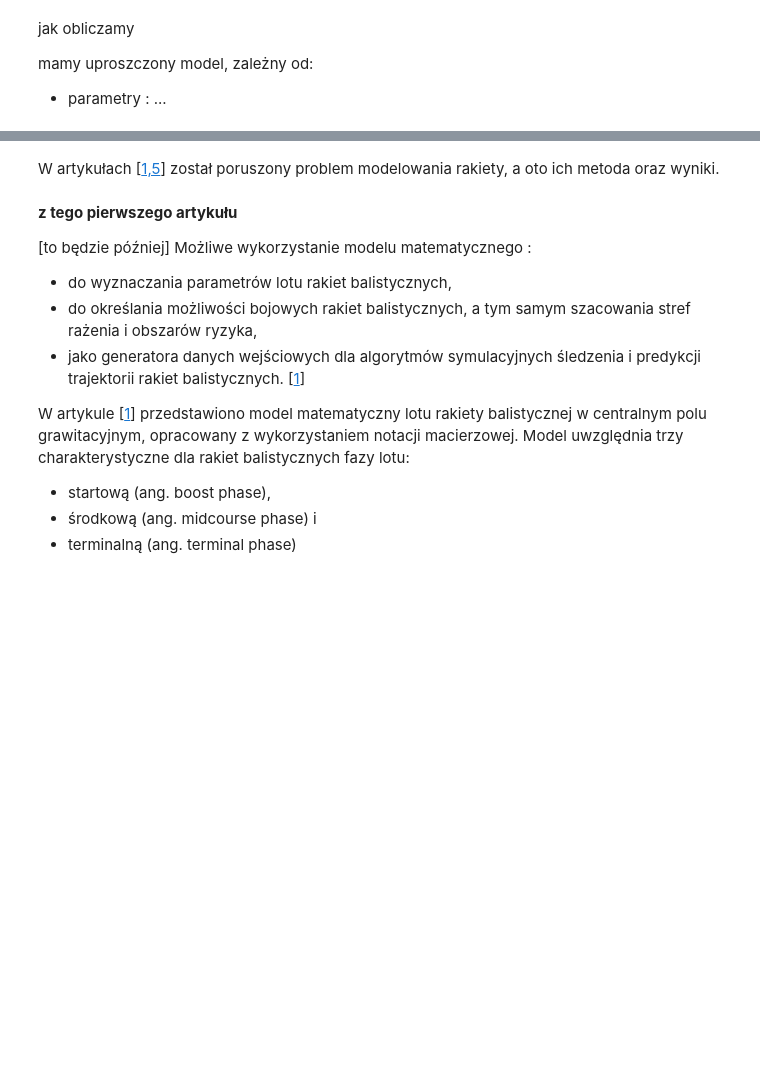
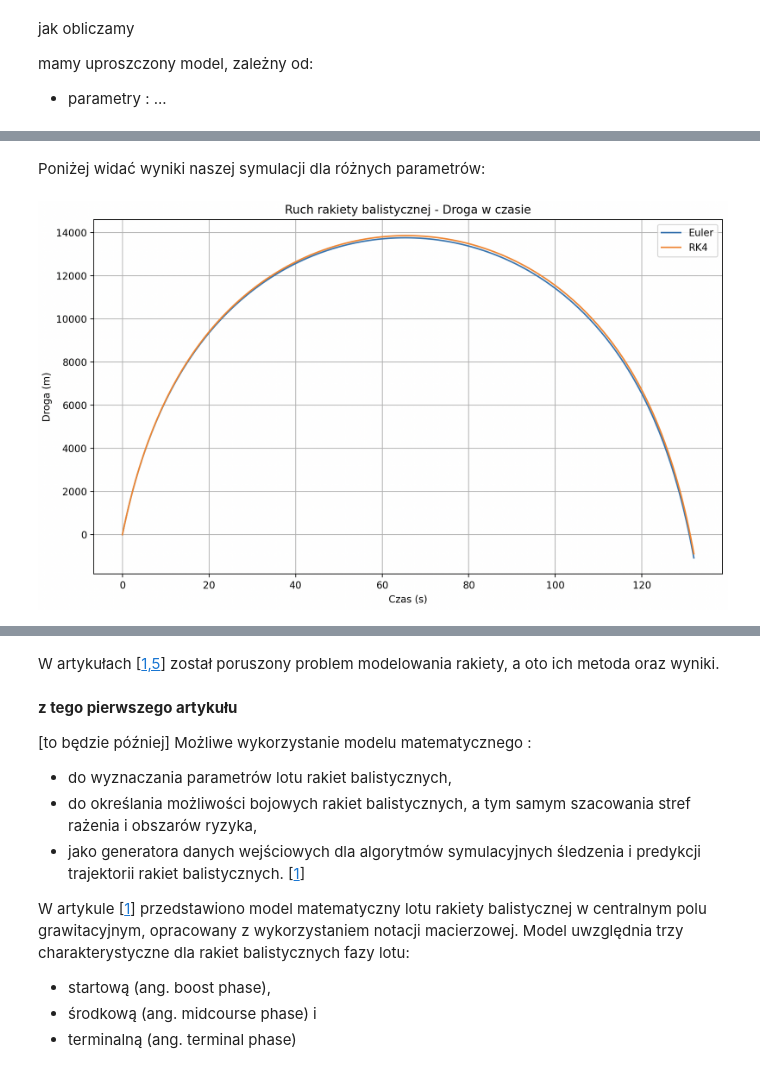
Before and after one commit to MariaNowacka/projekt_rozniczki, a Jupyter notebook: Cieslik_Nowacka.ipynb, the cells around one changed output, grey strips where cells are left out. Saved outputs shown, nothing was run; the diff lists cells and outputs as text; code cells hidden in the pictures; blank space fills up the shorter version.

```diff
--- a/Cieslik_Nowacka.ipynb
+++ b/Cieslik_Nowacka.ipynb
@@ -163,0 +153,6 @@ py.show()
+# %% [markdown]
+Poniżej widać wyniki naszej symulacji dla różnych parametrów:
+# %%
+Image("wykres_droga2.png")
+# %% [output]
+[figure, added]
```
Also changed, not shown: parts of 13 cells of this notebook.
